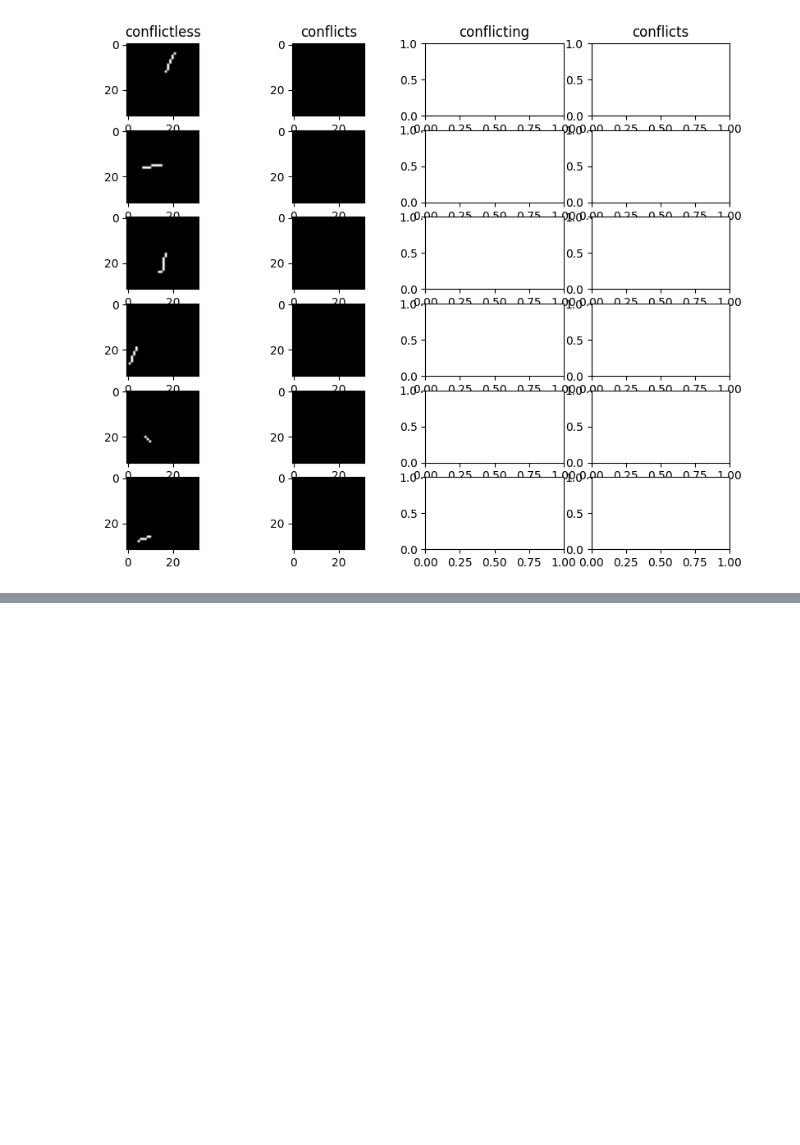
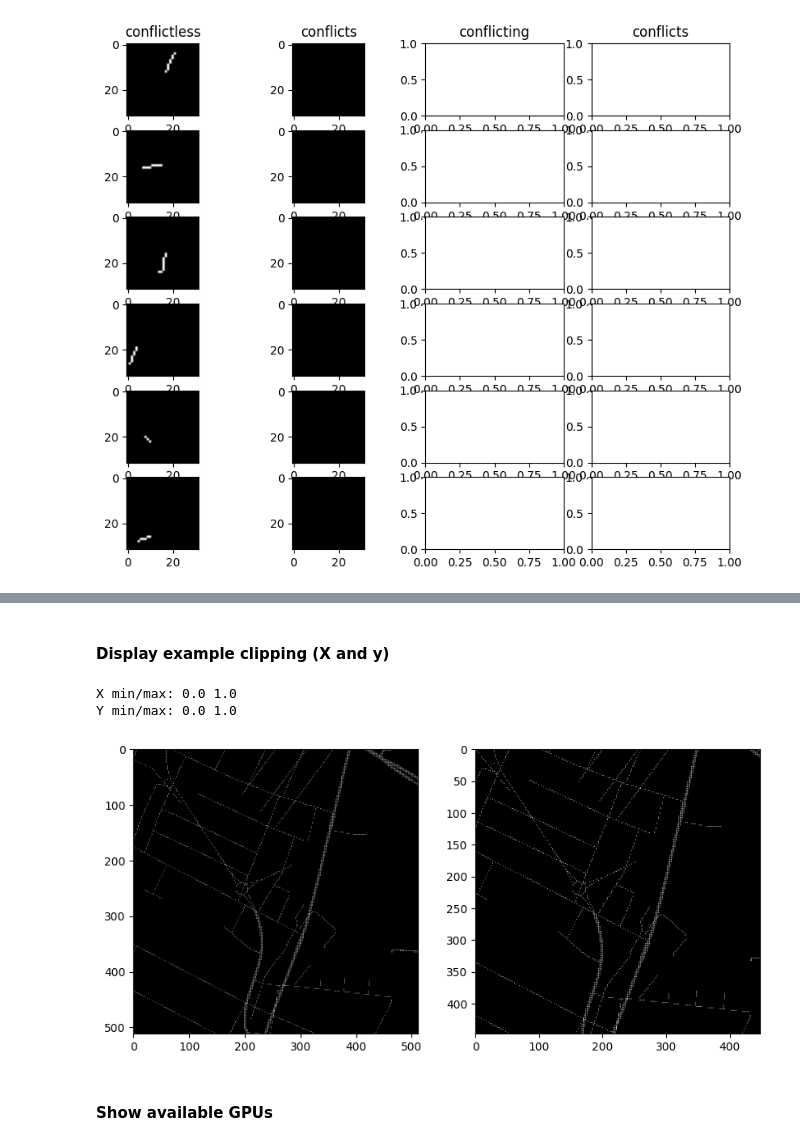
Before and after one commit to CRoadA/CRoadA, a Jupyter notebook: main.ipynb, the cells around one changed output, grey strips where cells are left out. Cells and saved outputs as stored; diff of their text form; code cells hidden in the pictures; blank space fills up the shorter version.

```diff
--- a/main.ipynb
+++ b/main.ipynb
@@ -378,0 +336,13 @@ show_streets(width, height, conflictless_streets, conflicting_streets)
+# %%
+batchSeq = ClippingBatchSequence(
+            BatchSequence(
+                files=list(["Tychy.dat"]),
+                batch_size=1,
+                cut_sizes=[(512, 512)],
+            ),
+            clipping_size=512,
+            input_grid_surplus=64,
+        )
+
+X, Y = batchSeq[0]
+print(X.shape)
@@ -378,0 +364,15 @@ show_streets(width, height, conflictless_streets, conflicting_streets)
+# %% [markdown]
+#### Display example clipping (X and y)
+# %%
+import matplotlib.pyplot as plt
+fig, axs = plt.subplots(1, 2, figsize=(10, 10))
+axs[0].imshow(X[0, :, :, 0], cmap='grey')
+axs[1].imshow(Y["is_street"][0, :, :, 0], cmap='grey')
+print("X min/max:", X[0, :, :, 0].min(), X[0, :, :, 0].max())
+print("Y min/max:", Y["is_street"][0, :, :, 0].min(), Y["is_street"][0, :, :, 0].max())
+# %% [output]
+X min/max: 0.0 1.0
+Y min/max: 0.0 1.0
+[figure, added]
+# %% [markdown]
+#### Show available GPUs
```
Also changed, not shown: parts of 14 cells of this notebook, 3 other files.
